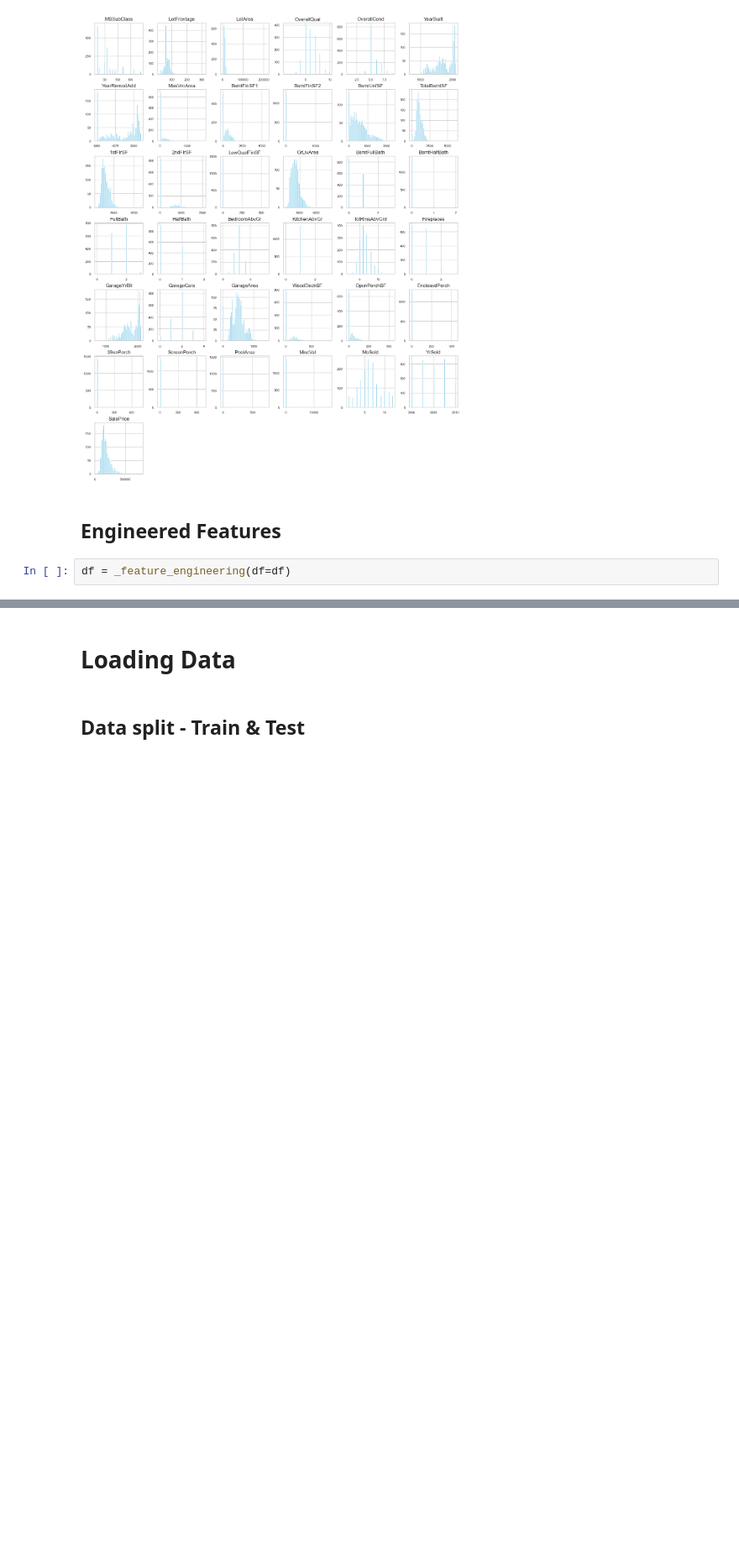
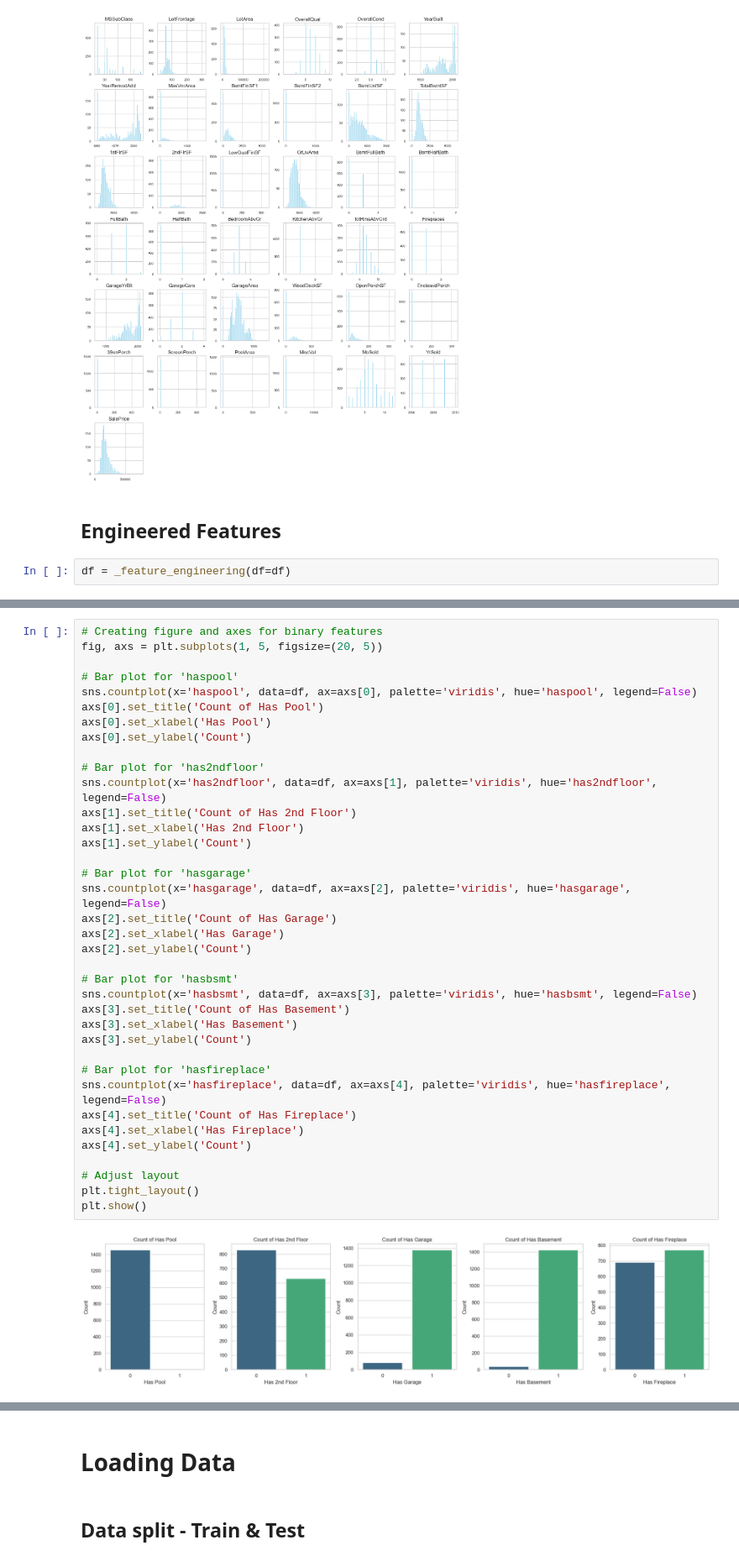
Before and after one commit to ksobczykR2DS/price-prediction, a Jupyter notebook: data_exploration.ipynb, the cells around one changed output, grey strips where cells are left out. Shown at 84% size. Drawn from its saved outputs; the diff is of its cells as text; blank space fills up the shorter version.

```diff
--- a/data_exploration.ipynb
+++ b/data_exploration.ipynb
@@ -143,0 +170,39 @@ IndexError: too many indices for array: array is 1-dimensional, but 2 were index
+# %%
+# Creating figure and axes for binary features
+fig, axs = plt.subplots(1, 5, figsize=(20, 5))
+
+# Bar plot for 'haspool'
+sns.countplot(x='haspool', data=df, ax=axs[0], palette='viridis', hue='haspool', legend=False)
+axs[0].set_title('Count of Has Pool')
+axs[0].set_xlabel('Has Pool')
+axs[0].set_ylabel('Count')
+
+# Bar plot for 'has2ndfloor'
+sns.countplot(x='has2ndfloor', data=df, ax=axs[1], palette='viridis', hue='has2ndfloor', legend=False)
+axs[1].set_title('Count of Has 2nd Floor')
+axs[1].set_xlabel('Has 2nd Floor')
+axs[1].set_ylabel('Count')
+
+# Bar plot for 'hasgarage'
+sns.countplot(x='hasgarage', data=df, ax=axs[2], palette='viridis', hue='hasgarage', legend=False)
+axs[2].set_title('Count of Has Garage')
+axs[2].set_xlabel('Has Garage')
+axs[2].set_ylabel('Count')
+
+# Bar plot for 'hasbsmt'
+sns.countplot(x='hasbsmt', data=df, ax=axs[3], palette='viridis', hue='hasbsmt', legend=False)
+axs[3].set_title('Count of Has Basement')
+axs[3].set_xlabel('Has Basement')
+axs[3].set_ylabel('Count')
+
+# Bar plot for 'hasfireplace'
+sns.countplot(x='hasfireplace', data=df, ax=axs[4], palette='viridis', hue='hasfireplace', legend=False)
+axs[4].set_title('Count of Has Fireplace')
+axs[4].set_xlabel('Has Fireplace')
+axs[4].set_ylabel('Count')
+
+# Adjust layout
+plt.tight_layout()
+plt.show()
+# %% [output]
+[figure, added]
```
Also changed, not shown: parts of 12 cells of this notebook, 4 other files.
